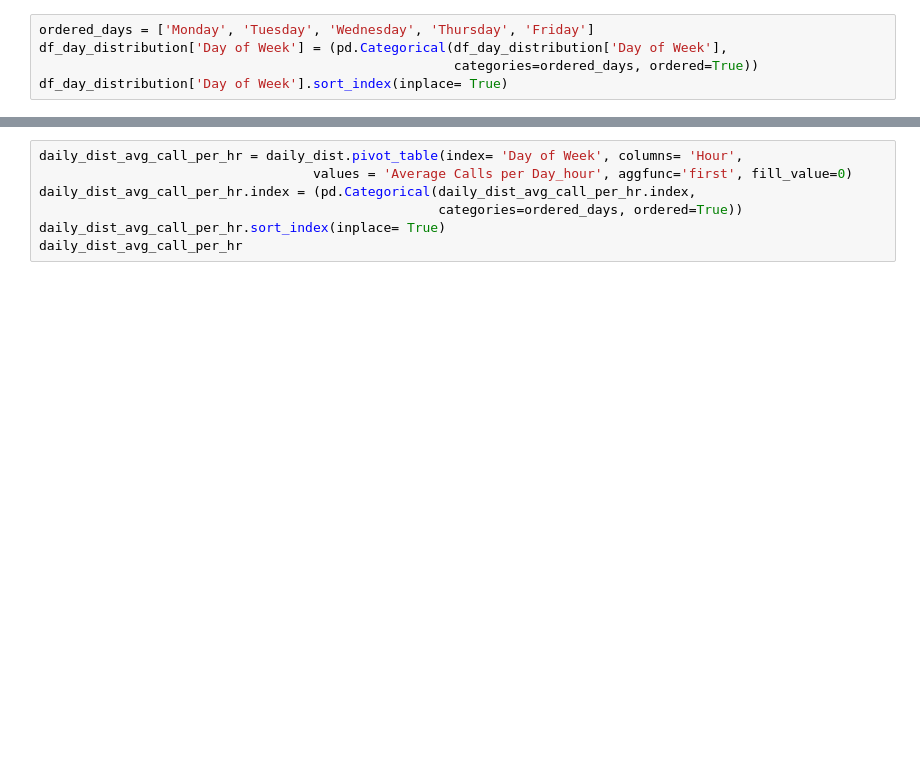
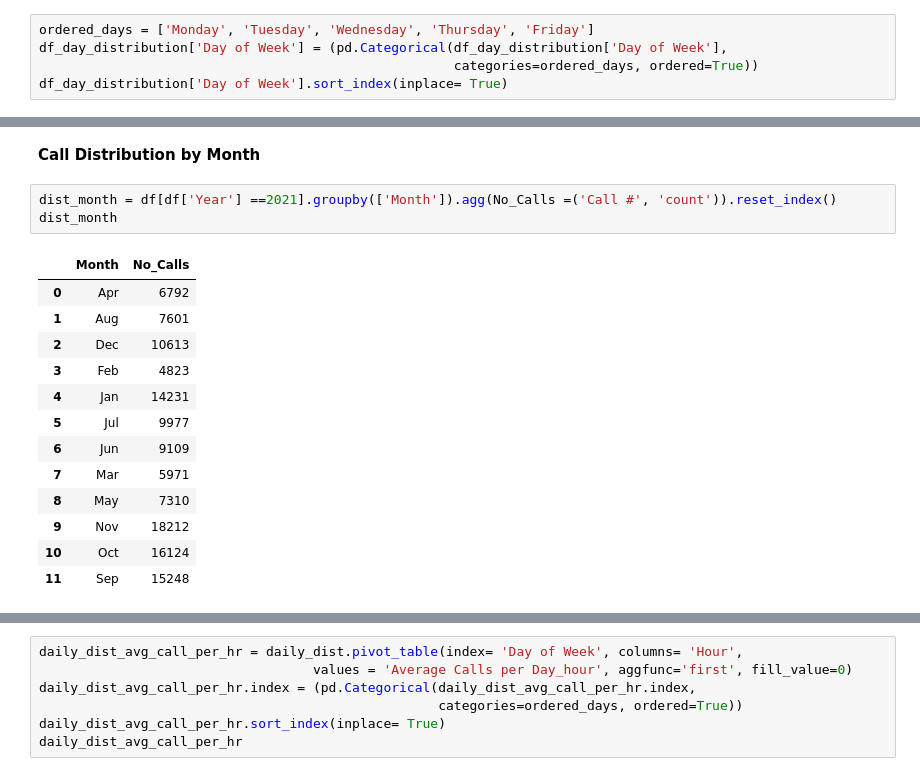
Before and after one commit to diana-kungu/RWDF, a Jupyter notebook: Call Center Operations Analytics/call_center.ipynb, the cells around one changed output, grey strips where cells are left out. Drawn from its saved outputs; the diff is of its cells as text; blank space fills up the shorter version.

```diff
--- a/Call Center Operations Analytics/call_center.ipynb
+++ b/Call Center Operations Analytics/call_center.ipynb
@@ -190,0 +210,19 @@ plt.tight_layout()
+# %% [markdown]
+**Call Distribution by Month**
+# %%
+dist_month = df[df['Year'] ==2021].groupby(['Month']).agg(No_Calls =('Call #', 'count')).reset_index()
+dist_month
+# %% [output]
+|  | Month | No_Calls |
+| 0 | Apr | 6792 |
+| 1 | Aug | 7601 |
+| 2 | Dec | 10613 |
+| 3 | Feb | 4823 |
+| 4 | Jan | 14231 |
+| 5 | Jul | 9977 |
+| 6 | Jun | 9109 |
+| 7 | Mar | 5971 |
+| 8 | May | 7310 |
+| 9 | Nov | 18212 |
+| 10 | Oct | 16124 |
+| 11 | Sep | 15248 |
```
Also changed, not shown: parts of 9 cells of this notebook.
